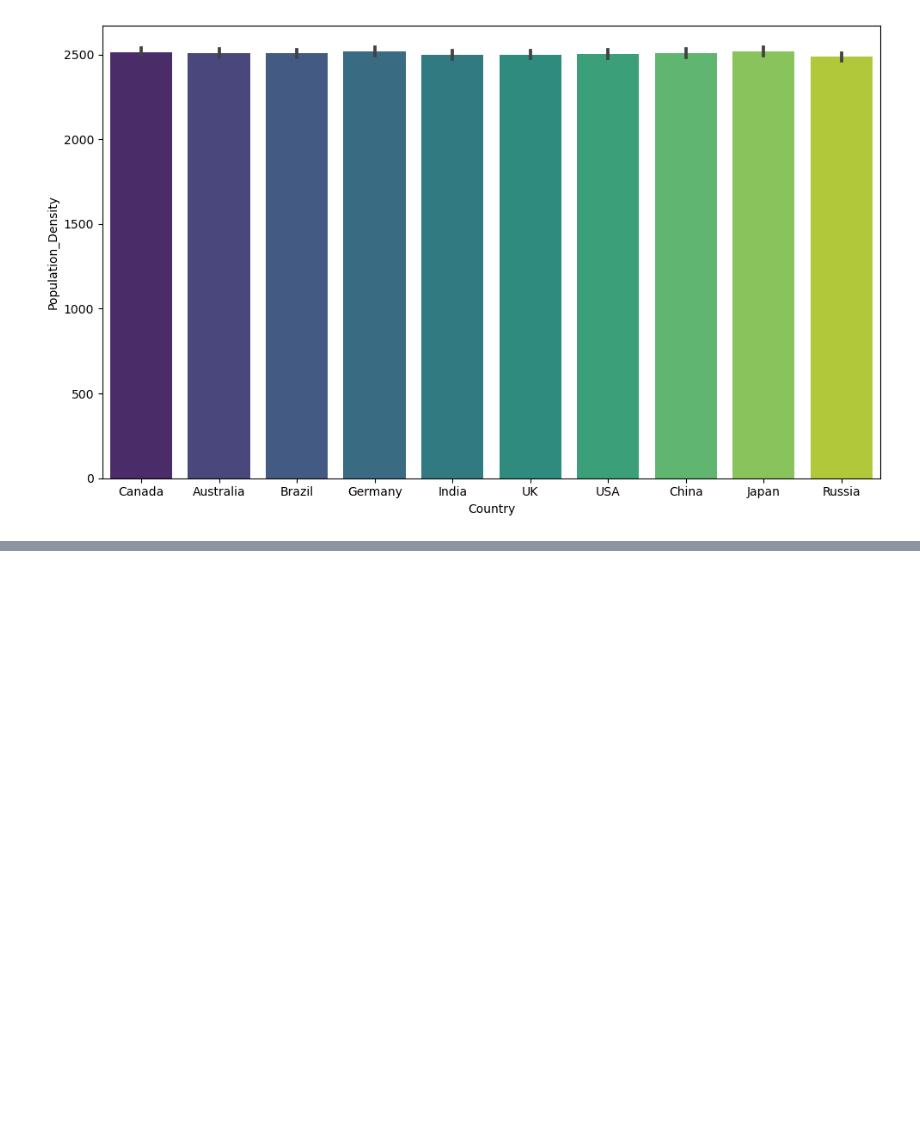
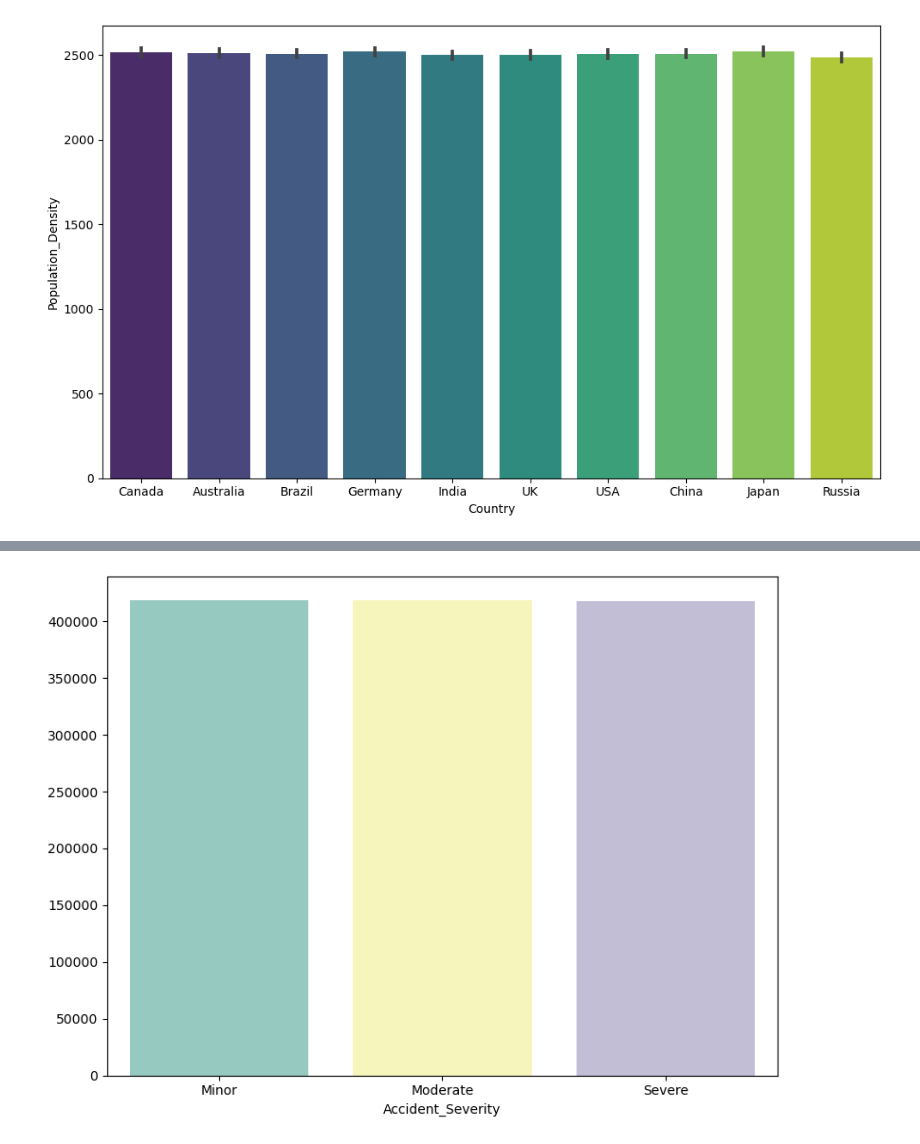
Before and after one commit to Aman-Baruwal/Road-Accident-Analysis, a Jupyter notebook: road_analysis.ipynb, the cells around one changed output, grey strips where cells are left out. Drawn from its saved outputs; the diff is of its cells as text; code cells hidden in the pictures; blank space fills up the shorter version.

```diff
--- a/road_analysis.ipynb
+++ b/road_analysis.ipynb
@@ -231,0 +238,7 @@ plt.show()
+# %%
+plt.figure(figsize=(8,6))
+sns.barplot(x = df.groupby('Accident_Severity')['Number_of_Injuries'].sum().sort_values(ascending=False).index,y =df.groupby('Accident_Severity')['Number_of_Injuries'].sum().sort_values(ascending=False).values, data=df , palette='Set3' )
+plt.tight_layout()
+plt.show()
+# %% [output]
+[figure, added]
```
Also changed, not shown: parts of 5 cells of this notebook.
